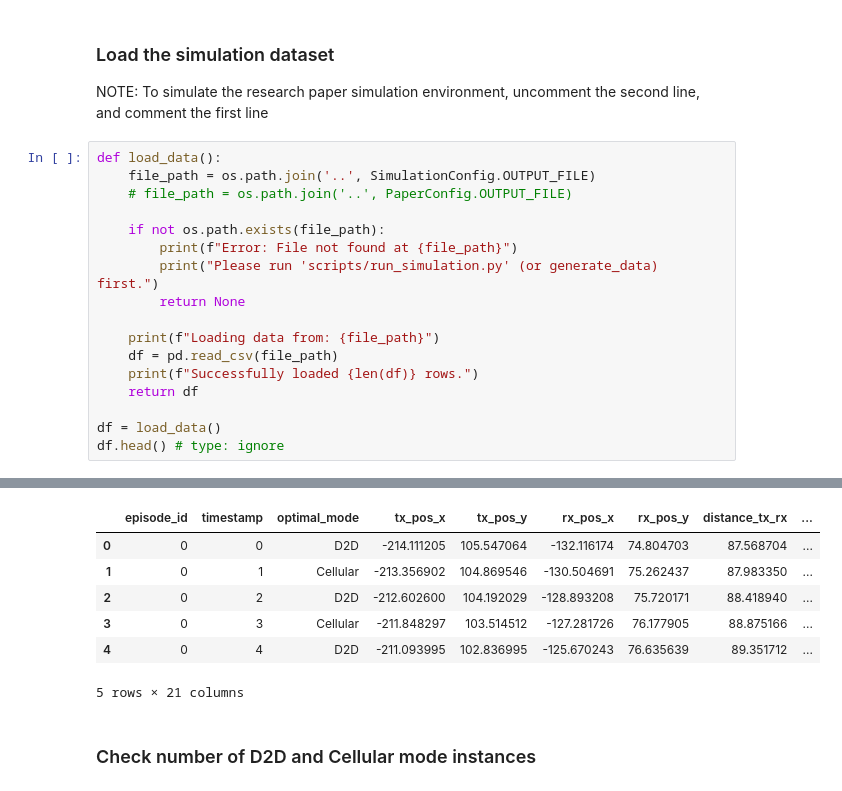
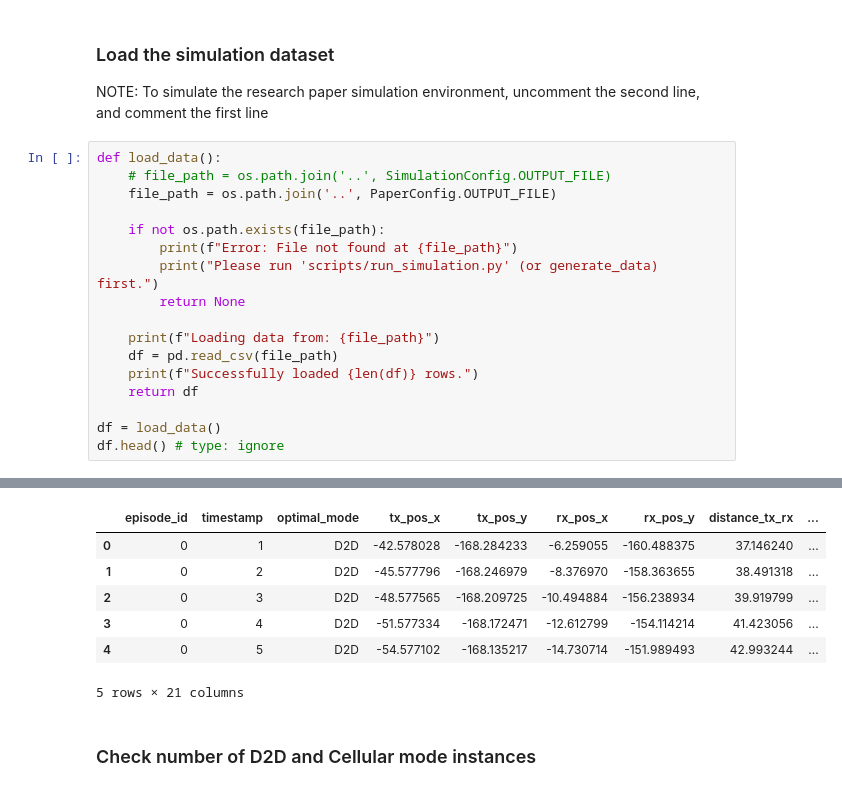
Before and after one commit to WarlockZul/FYP-Deep-Learning-D2D-Mode-Selection, a Jupyter notebook: notebooks/eda_simulation.ipynb, the cells around one changed output, grey strips where cells are left out. Saved outputs shown, nothing was run; the diff lists cells and outputs as text.

```diff
--- a/notebooks/eda_simulation.ipynb
+++ b/notebooks/eda_simulation.ipynb
@@ -22,8 +22,8 @@ plt.rcParams['figure.figsize'] = (12, 8)
 NOTE: To simulate the research paper simulation environment, uncomment the second line, and comment the first line
 # %%
 def load_data():
-    file_path = os.path.join('..', SimulationConfig.OUTPUT_FILE)
-    # file_path = os.path.join('..', PaperConfig.OUTPUT_FILE)
+    # file_path = os.path.join('..', SimulationConfig.OUTPUT_FILE)
+    file_path = os.path.join('..', PaperConfig.OUTPUT_FILE)
 
     if not os.path.exists(file_path):
         print(f"Error: File not found at {file_path}")
@@ -43,9 +43,9 @@ Successfully loaded 30100 rows.
 |  | episode_id | timestamp | optimal_mode | tx_pos_x | tx_pos_y | rx_pos_x | rx_pos_y | distance_tx_rx | ... |
-| 0 | 0 | 0 | D2D | -214.111205 | 105.547064 | -132.116174 | 74.804703 | 87.568704 | ... |
-| 1 | 0 | 1 | Cellular | -213.356902 | 104.869546 | -130.504691 | 75.262437 | 87.983350 | ... |
-| 2 | 0 | 2 | D2D | -212.602600 | 104.192029 | -128.893208 | 75.720171 | 88.418940 | ... |
-| 3 | 0 | 3 | Cellular | -211.848297 | 103.514512 | -127.281726 | 76.177905 | 88.875166 | ... |
-| 4 | 0 | 4 | D2D | -211.093995 | 102.836995 | -125.670243 | 76.635639 | 89.351712 | ... |
+| 0 | 0 | 1 | D2D | -42.578028 | -168.284233 | -6.259055 | -160.488375 | 37.146240 | ... |
+| 1 | 0 | 2 | D2D | -45.577796 | -168.246979 | -8.376970 | -158.363655 | 38.491318 | ... |
+| 2 | 0 | 3 | D2D | -48.577565 | -168.209725 | -10.494884 | -156.238934 | 39.919799 | ... |
+| 3 | 0 | 4 | D2D | -51.577334 | -168.172471 | -12.612799 | -154.114214 | 41.423056 | ... |
+| 4 | 0 | 5 | D2D | -54.577102 | -168.135217 | -14.730714 | -151.989493 | 42.993244 | ... |
 5 rows × 21 columns
 # %% [markdown]
 ### Check number of D2D and Cellular mode instances
```
Also changed, not shown: parts of 4 cells of this notebook, 7 other files.
